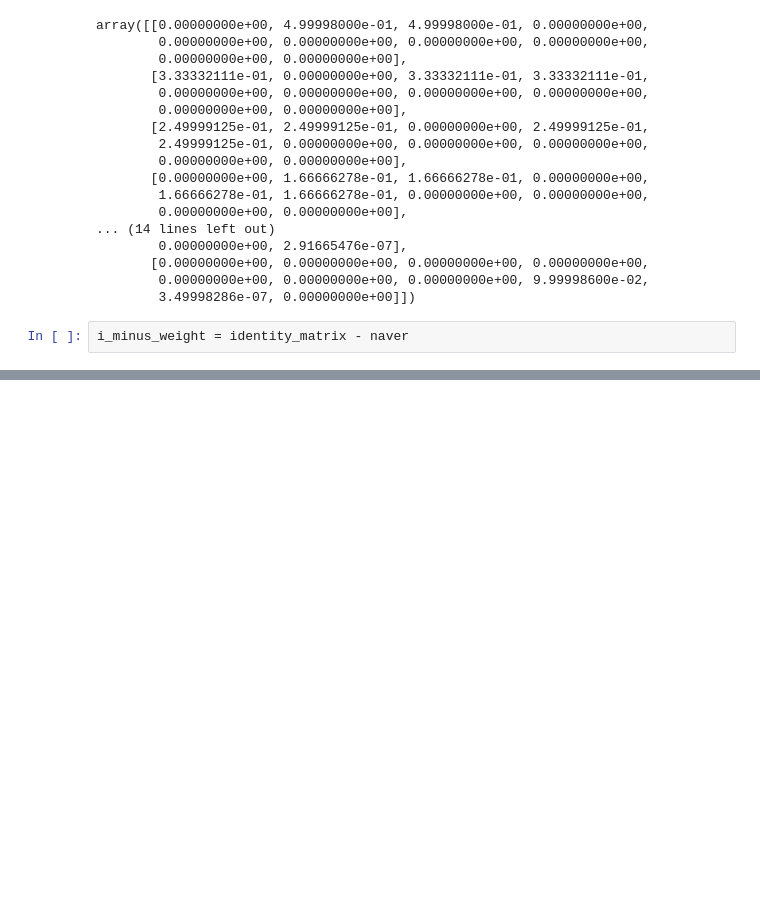
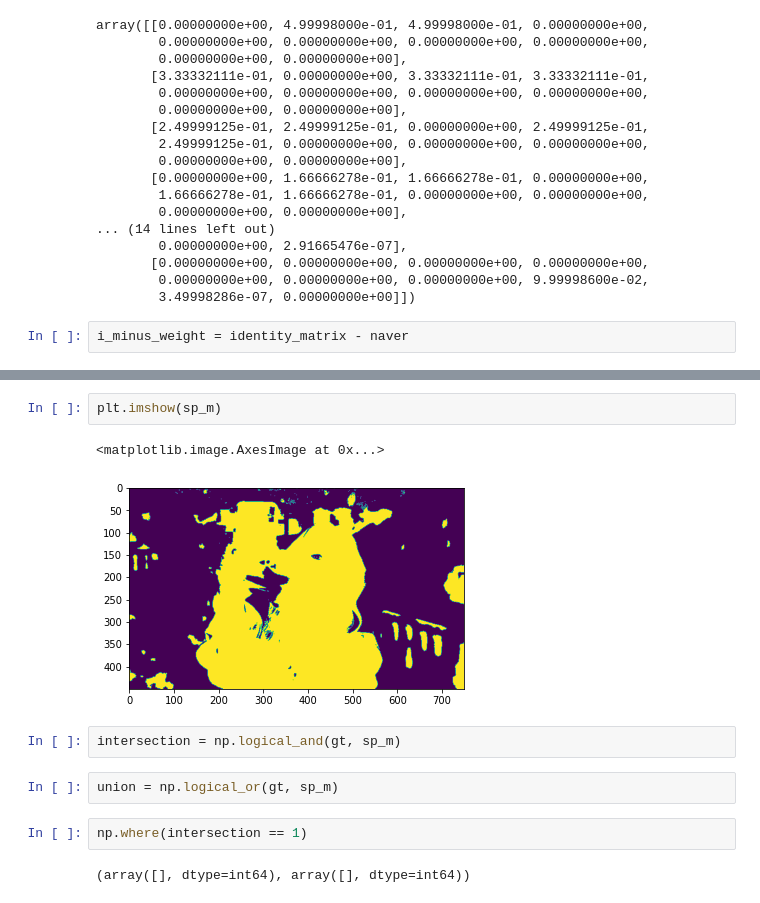
Before and after one commit to Dodant/curly-tribble, a Jupyter notebook: SPuO/Untitled2.ipynb, the cells around one changed output, grey strips where cells are left out. Drawn from its saved outputs; the diff is of its cells as text; blank space fills up the shorter version.

```diff
--- a/SPuO/Untitled2.ipynb
+++ b/SPuO/Untitled2.ipynb
@@ -124,0 +163,13 @@ array([[ 1.00000000e+00, -4.99998000e-01, -4.99998000e-01,
+# %%
+plt.imshow(sp_m)
+# %% [output]
+<matplotlib.image.AxesImage at 0x...>
+[figure, added]
+# %%
+intersection = np.logical_and(gt, sp_m)
+# %%
+union = np.logical_or(gt, sp_m)
+# %%
+np.where(intersection == 1)
+# %% [output]
+(array([], dtype=int64), array([], dtype=int64))
```
Also changed, not shown: parts of 15 cells of this notebook, 1 other file.
